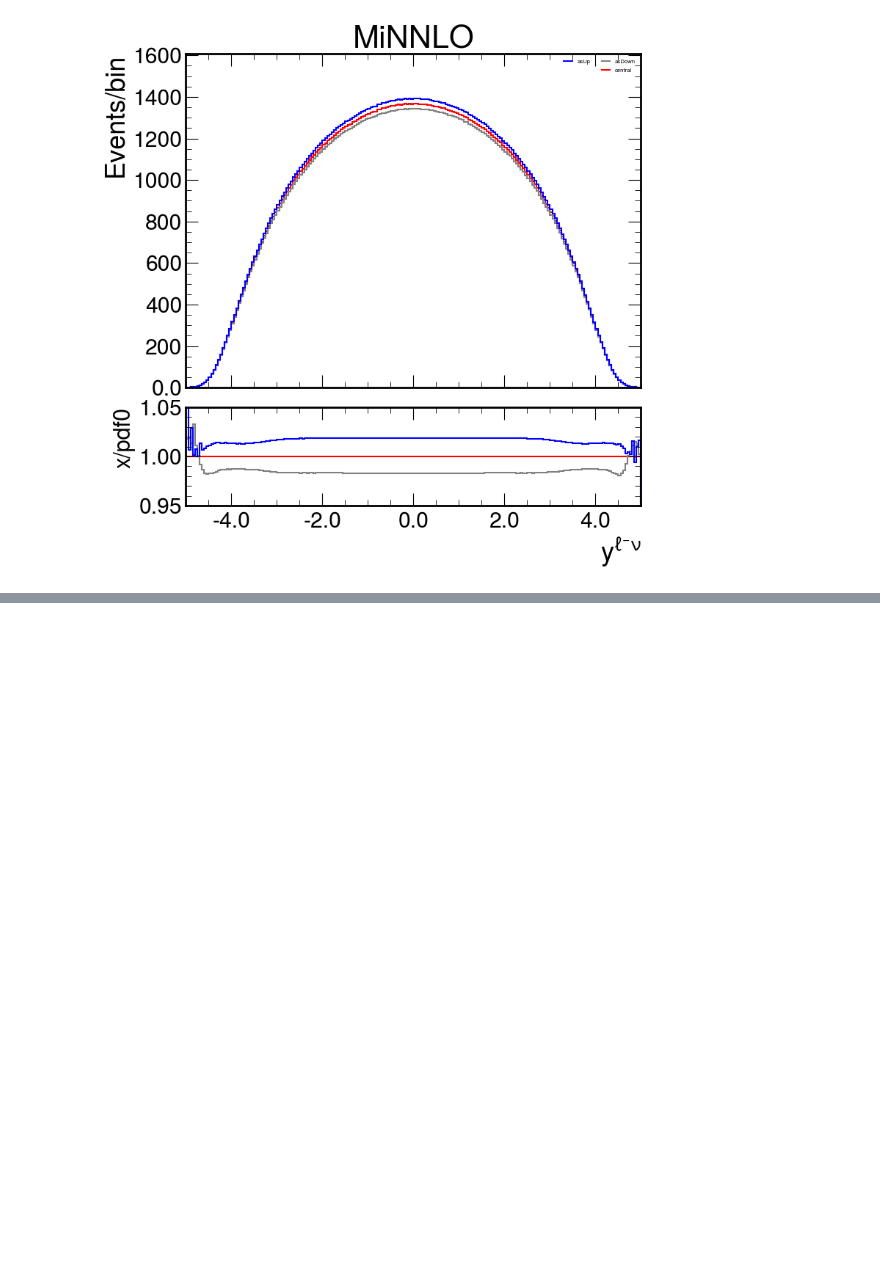
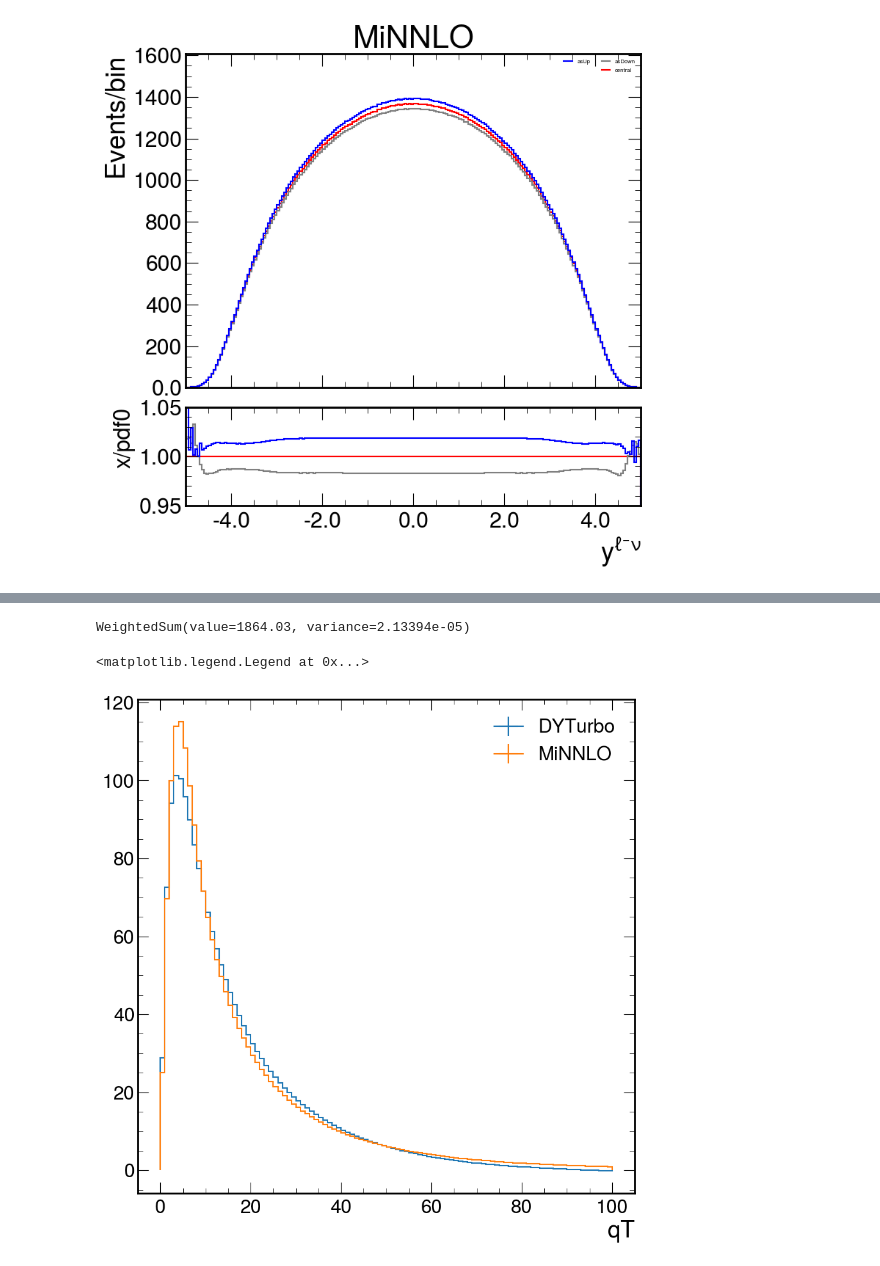
Before and after one commit to bendavid/WRemnants, a Jupyter notebook: notebooks/CompareCorrections.ipynb, the cells around one changed output, grey strips where cells are left out. Drawn from its saved outputs; the diff is of its cells as text; code cells hidden in the pictures; blank space fills up the shorter version.

Commit message:
Add DYTurbo+SCETlib with PDF unc

```diff
--- a/notebooks/CompareCorrections.ipynb
+++ b/notebooks/CompareCorrections.ipynb
@@ -309,0 +328,11 @@ WeightedSum(value=1864.03, variance=2.13394e-05)
+# %%
+res["Z"]["scetlib_dyturboMSHT20Unc_hist"][{"vars" : 0}].sum()
+# %% [output]
+WeightedSum(value=1864.03, variance=2.13394e-05)
+# %%
+res["Z"]["scetlib_dyturboMSHT20Unc_hist"][{"vars" : 0}].project("qT")[:100.j].plot(label="DYTurbo")
+res["Z"]["minnlo_ref_hist"].project("ptVgen")[:100.j].plot(label="MiNNLO")
+plt.legend()
+# %% [output]
+<matplotlib.legend.Legend at 0x...>
+[figure, added]
```
Also changed, not shown: parts of 27 cells of this notebook, 9 other files.
